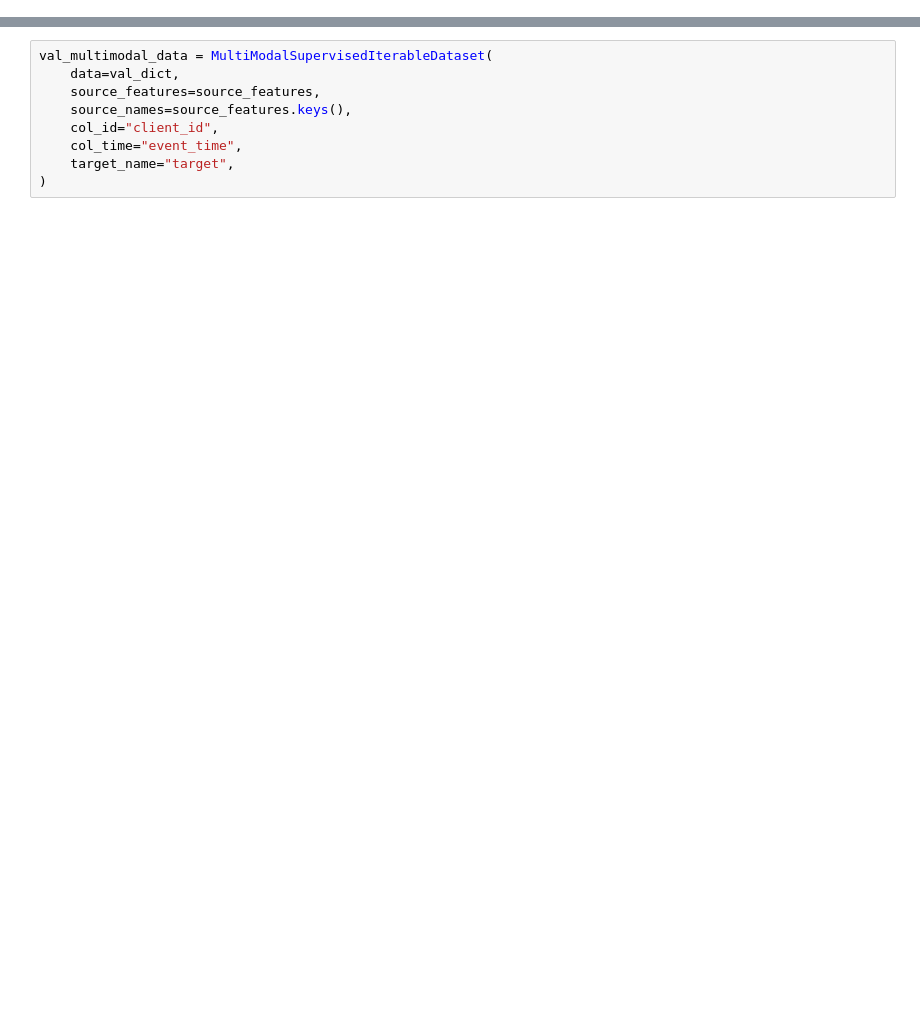
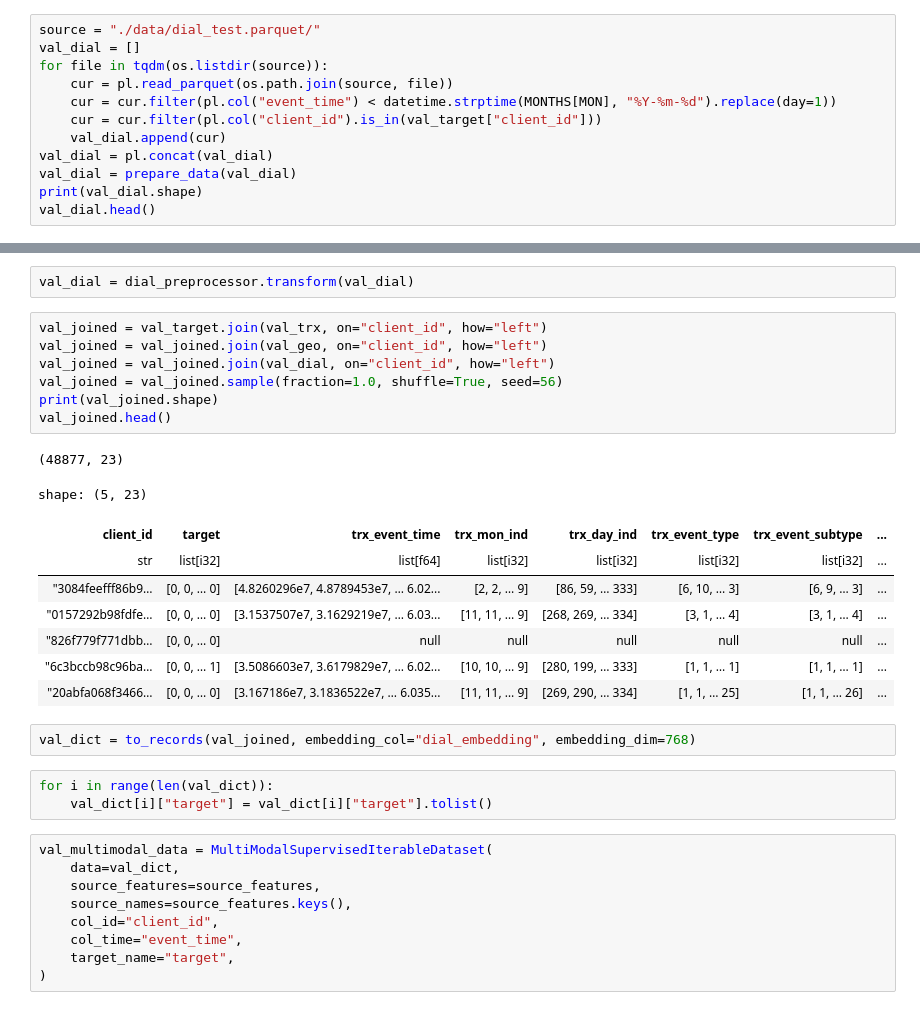
Before and after one commit to KonderLip/sber-hack-2024, a Jupyter notebook: multimodal.ipynb, the cells around one changed output, grey strips where cells are left out. Cells and saved outputs as stored; diff of their text form; blank space fills up the shorter version.

```diff
--- a/multimodal.ipynb
+++ b/multimodal.ipynb
@@ -292,0 +419,12 @@ train_multimodal_data[0]
+# %%
+source = "./data/dial_test.parquet/"
+val_dial = []
+for file in tqdm(os.listdir(source)):
+    cur = pl.read_parquet(os.path.join(source, file))
+    cur = cur.filter(pl.col("event_time") < datetime.strptime(MONTHS[MON], "%Y-%m-%d").replace(day=1))
+    cur = cur.filter(pl.col("client_id").is_in(val_target["client_id"]))
+    val_dial.append(cur)
+val_dial = pl.concat(val_dial)
+val_dial = prepare_data(val_dial)
+print(val_dial.shape)
+val_dial.head()
@@ -293,3 +440,27 @@ train_multimodal_data[0]
+# %%
+val_dial = dial_preprocessor.transform(val_dial)
+# %%
+val_joined = val_target.join(val_trx, on="client_id", how="left")
+val_joined = val_joined.join(val_geo, on="client_id", how="left")
+val_joined = val_joined.join(val_dial, on="client_id", how="left")
+val_joined = val_joined.sample(fraction=1.0, shuffle=True, seed=56)
+print(val_joined.shape)
+val_joined.head()
+# %% [output]
+(48877, 23)
+shape: (5, 23)
+| client_id | target | trx_event_time | trx_mon_ind | trx_day_ind | trx_event_type | trx_event_subtype | ... |
+| str | list[i32] | list[f64] | list[i32] | list[i32] | list[i32] | list[i32] | ... |
+| "3084feefff86b9… | [0, 0, … 0] | [4.8260296e7, 4.8789453e7, … 6.02... | [2, 2, … 9] | [86, 59, … 333] | [6, 10, … 3] | [6, 9, … 3] | ... |
+| "0157292b98fdfe… | [0, 0, … 0] | [3.1537507e7, 3.1629219e7, … 6.03... | [11, 11, … 9] | [268, 269, … 334] | [3, 1, … 4] | [3, 1, … 4] | ... |
+| "826f779f771dbb… | [0, 0, … 0] | null | null | null | null | null | ... |
+| "6c3bccb98c96ba… | [0, 0, … 1] | [3.5086603e7, 3.6179829e7, … 6.02... | [10, 10, … 9] | [280, 199, … 333] | [1, 1, … 1] | [1, 1, … 1] | ... |
+| "20abfa068f3466… | [0, 0, … 0] | [3.167186e7, 3.1836522e7, … 6.035... | [11, 11, … 9] | [269, 290, … 334] | [1, 1, … 25] | [1, 1, … 26] | ... |
+# %%
+val_dict = to_records(val_joined, embedding_col="dial_embedding", embedding_dim=768)
+# %%
+for i in range(len(val_dict)):
+    val_dict[i]["target"] = val_dict[i]["target"].tolist()
 # %%
 val_multimodal_data = MultiModalSupervisedIterableDataset(
     data=val_dict,
```
Also changed, not shown: parts of 125 cells of this notebook, 4 other files.
